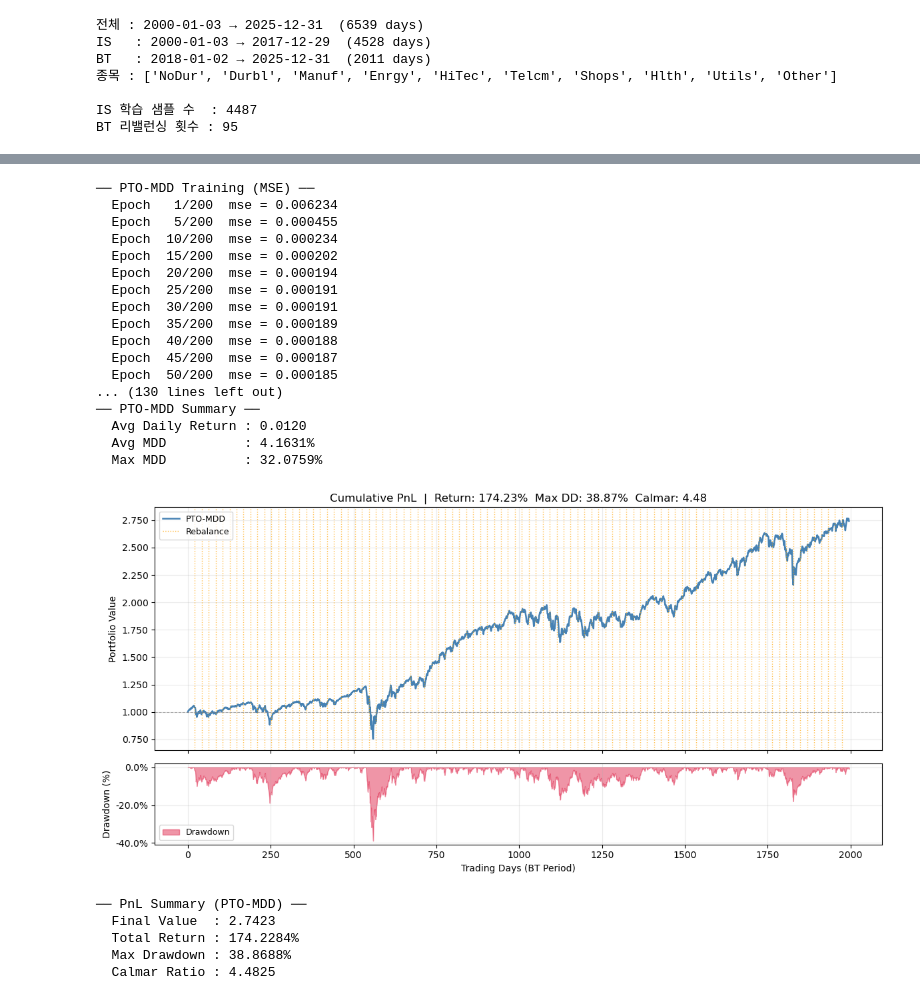
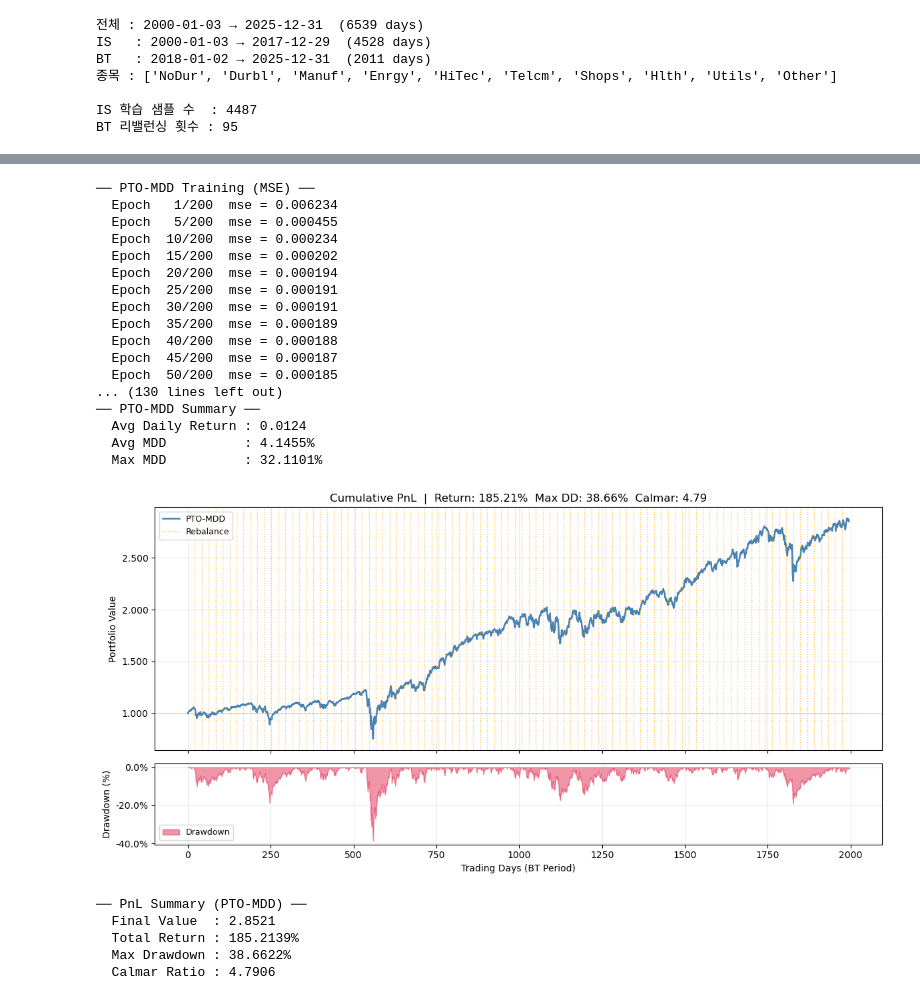
Before and after one commit to taekyounglee1224/cvxpy-portfolio-lab, a Jupyter notebook: DFL-MDD/10_inds.ipynb, the cells around one changed output, grey strips where cells are left out. Drawn from its saved outputs; the diff is of its cells as text; code cells hidden in the pictures.

```diff
--- a/DFL-MDD/10_inds.ipynb
+++ b/DFL-MDD/10_inds.ipynb
@@ -334,43 +317,43 @@ train_pto_mdd(model_pto_mdd, is_samples, EPOCHS, BATCH_SIZE, LR)
 
 bt_pto_mdd = backtest_pto_mdd(
     pred_model   = model_pto_mdd,
     rebal_samples= rebal_samples,
     N            = HORIZON,
     d            = d,
     C            = C,
     n1           = n1,
     x_min        = x_min,
     x_max        = x_max,
-    gamma        = 0.1,
+    gamma        = gamma,
     stock_names  = stock_names,
 )
 
 
 plot_pnl(bt_pto_mdd, horizon=HORIZON, label = 'PTO-MDD')
 # %% [output]
 ── PTO-MDD Training (MSE) ──
   Epoch   1/200  mse = 0.006234
   Epoch   5/200  mse = 0.000455
   Epoch  10/200  mse = 0.000234
   Epoch  15/200  mse = 0.000202
   Epoch  20/200  mse = 0.000194
   Epoch  25/200  mse = 0.000191
   Epoch  30/200  mse = 0.000191
   Epoch  35/200  mse = 0.000189
   Epoch  40/200  mse = 0.000188
   Epoch  45/200  mse = 0.000187
   Epoch  50/200  mse = 0.000185
 ... (130 lines left out)
 ── PTO-MDD Summary ──
-  Avg Daily Return : 0.0120
-  Avg MDD          : 4.1631%
-  Max MDD          : 32.0759%
+  Avg Daily Return : 0.0124
+  Avg MDD          : 4.1455%
+  Max MDD          : 32.1101%
-[figure, old version]
+[figure, new version]
 ── PnL Summary (PTO-MDD) ──
-  Final Value  : 2.7423
-  Total Return : 174.2284%
-  Max Drawdown : 38.8688%
-  Calmar Ratio : 4.4825
+  Final Value  : 2.8521
+  Total Return : 185.2139%
+  Max Drawdown : 38.6622%
+  Calmar Ratio : 4.7906
 # %%
 import importlib
 import pto_mvo
```
Also changed, not shown: parts of 2 cells of this notebook, 2 other files.
